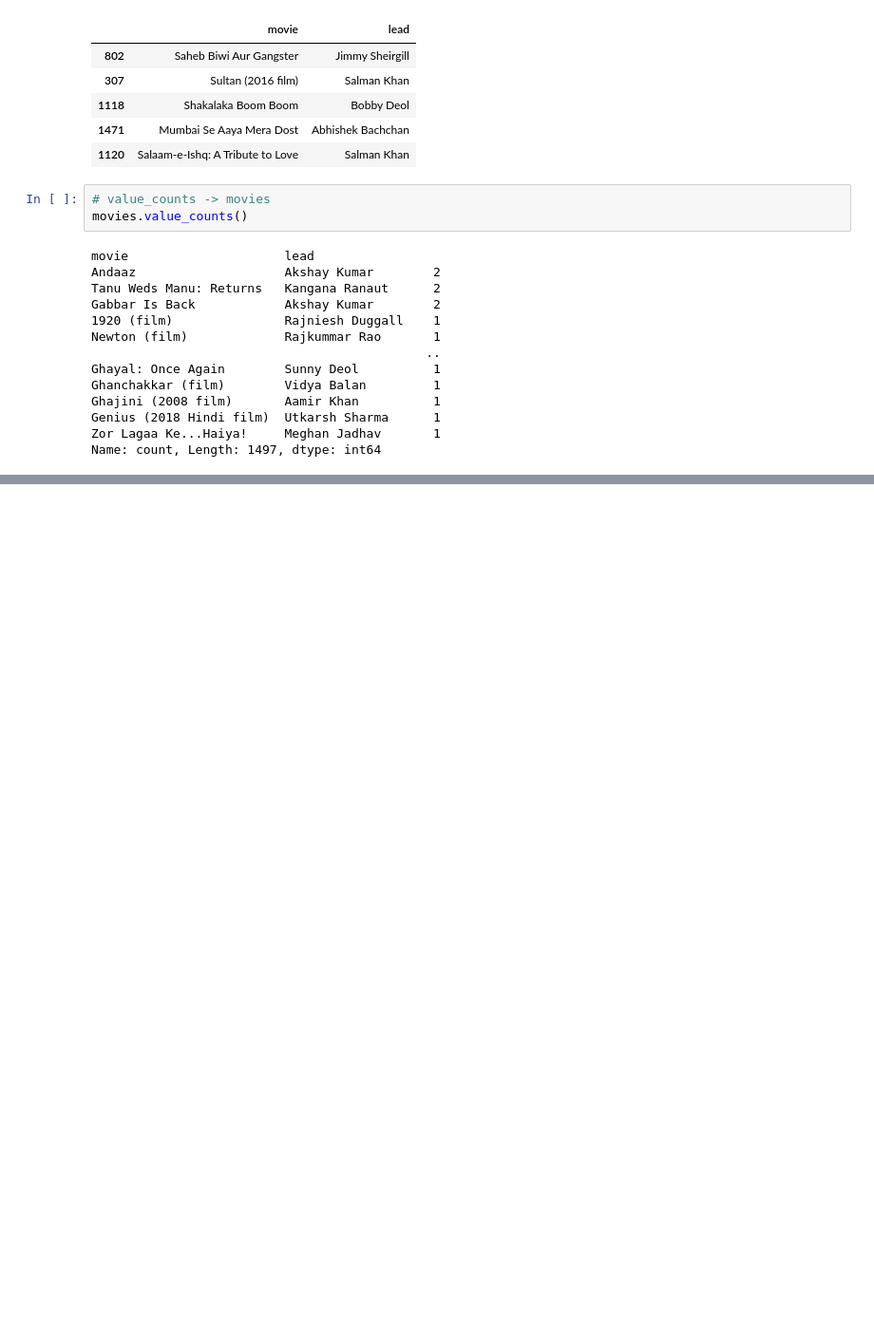
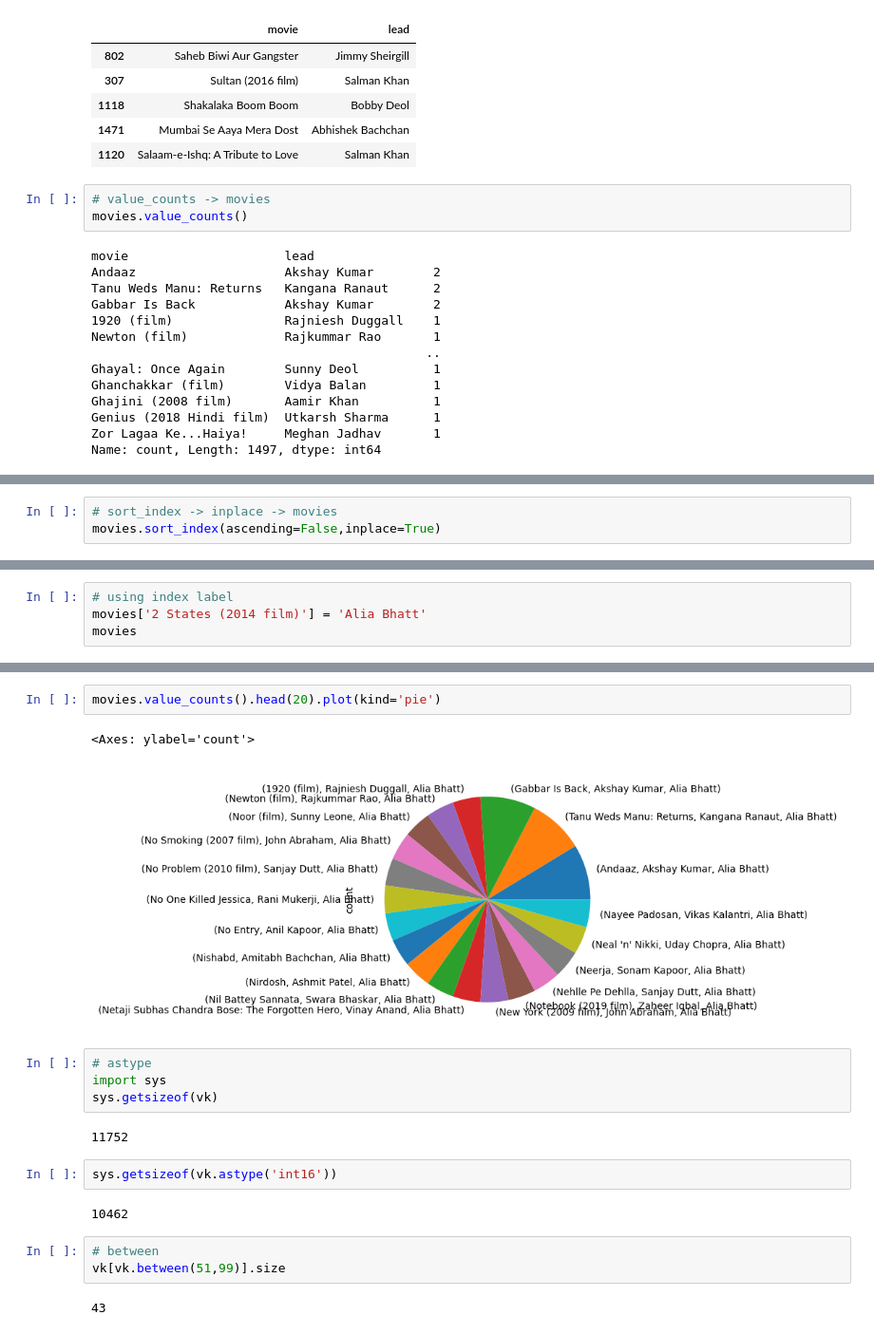
Before and after one commit to MayureshTandel-11/Revision, a Jupyter notebook: AI:ML/Pandas/day4.ipynb, the cells around one changed output, grey strips where cells are left out. Shown at 95% size. Drawn from its saved outputs; the diff is of its cells as text; blank space fills up the shorter version.

```diff
--- a/AI:ML/Pandas/day4.ipynb
+++ b/AI:ML/Pandas/day4.ipynb
@@ -217,0 +237,3 @@ TypeError: sort_values() missing 1 required positional argument: 'by'
+# %%
+# sort_index -> inplace -> movies
+movies.sort_index(ascending=False,inplace=True)
@@ -217,0 +454,4 @@ TypeError: sort_values() missing 1 required positional argument: 'by'
+# %%
+# using index label
+movies['2 States (2014 film)'] = 'Alia Bhatt'
+movies
@@ -217,0 +582,20 @@ TypeError: sort_values() missing 1 required positional argument: 'by'
+# %%
+movies.value_counts().head(20).plot(kind='pie')
+# %% [output]
+<Axes: ylabel='count'>
+[figure, added]
+# %%
+# astype
+import sys
+sys.getsizeof(vk)
+# %% [output]
+11752
+# %%
+sys.getsizeof(vk.astype('int16'))
+# %% [output]
+10462
+# %%
+# between
+vk[vk.between(51,99)].size
+# %% [output]
+43
```
Also changed, not shown: parts of 53 cells of this notebook, 6 other files.
